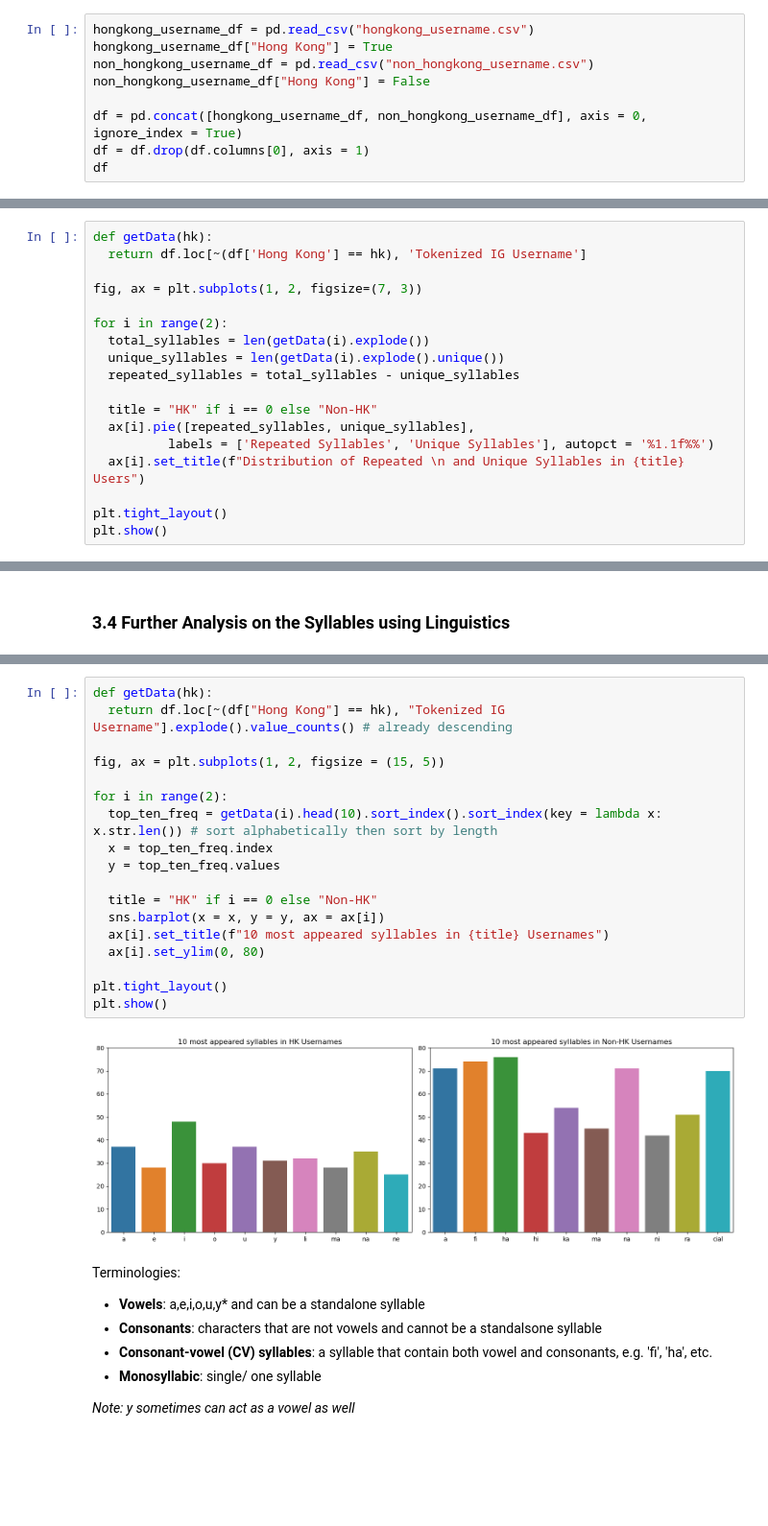
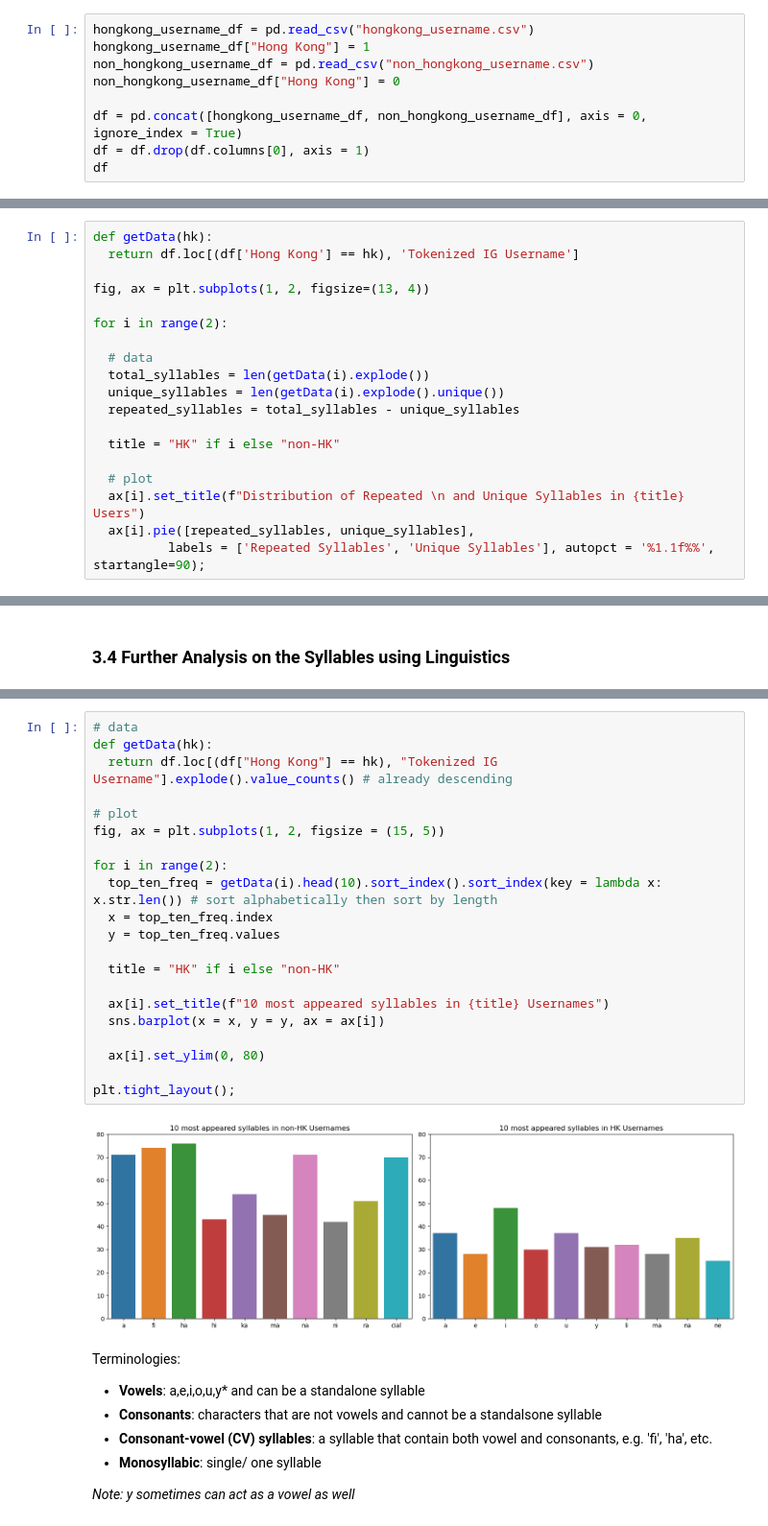
Before and after one commit to kuntiniong/HK-Insta-Identifier, a Jupyter notebook: hk_ig_clf.ipynb, the cells around one changed output, grey strips where cells are left out. Shown at 96% size. Drawn from its saved outputs; the diff is of its cells as text; blank space fills up the shorter version.

```diff
--- a/hk_ig_clf.ipynb
+++ b/hk_ig_clf.ipynb
@@ -74,9 +96,9 @@ datasets_folder_path = os.path.join(os.getcwd(), 'datasets')
 os.chdir(datasets_folder_path)
 # %%
 hongkong_username_df = pd.read_csv("hongkong_username.csv")
-hongkong_username_df["Hong Kong"] = True
+hongkong_username_df["Hong Kong"] = 1
 non_hongkong_username_df = pd.read_csv("non_hongkong_username.csv")
-non_hongkong_username_df["Hong Kong"] = False
+non_hongkong_username_df["Hong Kong"] = 0
 
 df = pd.concat([hongkong_username_df, non_hongkong_username_df], axis = 0, ignore_index = True)
 df = df.drop(df.columns[0], axis = 1)
@@ -225,19 +255,20 @@ Next, the following pie charts are used to further investigate if the distributi
 # %%
 def getData(hk):
-  return df.loc[~(df['Hong Kong'] == hk), 'Tokenized IG Username']
+  return df.loc[(df['Hong Kong'] == hk), 'Tokenized IG Username']
 
-fig, ax = plt.subplots(1, 2, figsize=(7, 3))
+fig, ax = plt.subplots(1, 2, figsize=(13, 4))
 
 for i in range(2):
+
+  # data
   total_syllables = len(getData(i).explode())
   unique_syllables = len(getData(i).explode().unique())
   repeated_syllables = total_syllables - unique_syllables
 
-  title = "HK" if i == 0 else "Non-HK"
+  title = "HK" if i else "non-HK"
+
+  # plot
+  ax[i].set_title(f"Distribution of Repeated \n and Unique Syllables in {title} Users")
   ax[i].pie([repeated_syllables, unique_syllables],
-          labels = ['Repeated Syllables', 'Unique Syllables'], autopct = '%1.1f%%')
-  ax[i].set_title(f"Distribution of Repeated \n and Unique Syllables in {title} Users")
-
-plt.tight_layout()
-plt.show()
+          labels = ['Repeated Syllables', 'Unique Syllables'], autopct = '%1.1f%%', startangle=90);
 # %% [output]
@@ -284,23 +319,26 @@ To highlight some of the interesing naming patterns and behavior of the syllable
 # %%
+# data
 def getData(hk):
-  return df.loc[~(df["Hong Kong"] == hk), "Tokenized IG Username"].explode().value_counts() # already descending
+  return df.loc[(df["Hong Kong"] == hk), "Tokenized IG Username"].explode().value_counts() # already descending
 
+# plot
 fig, ax = plt.subplots(1, 2, figsize = (15, 5))
 
 for i in range(2):
   top_ten_freq = getData(i).head(10).sort_index().sort_index(key = lambda x: x.str.len()) # sort alphabetically then sort by length
   x = top_ten_freq.index
   y = top_ten_freq.values
 
-  title = "HK" if i == 0 else "Non-HK"
+  title = "HK" if i else "non-HK"
+
+  ax[i].set_title(f"10 most appeared syllables in {title} Usernames")
   sns.barplot(x = x, y = y, ax = ax[i])
-  ax[i].set_title(f"10 most appeared syllables in {title} Usernames")
+
   ax[i].set_ylim(0, 80)
 
-plt.tight_layout()
-plt.show()
+plt.tight_layout();
 # %% [output]
-[figure, old version]
+[figure, new version]
 # %% [markdown]
 Terminologies:
 
```
Also changed, not shown: parts of 42 cells of this notebook.
